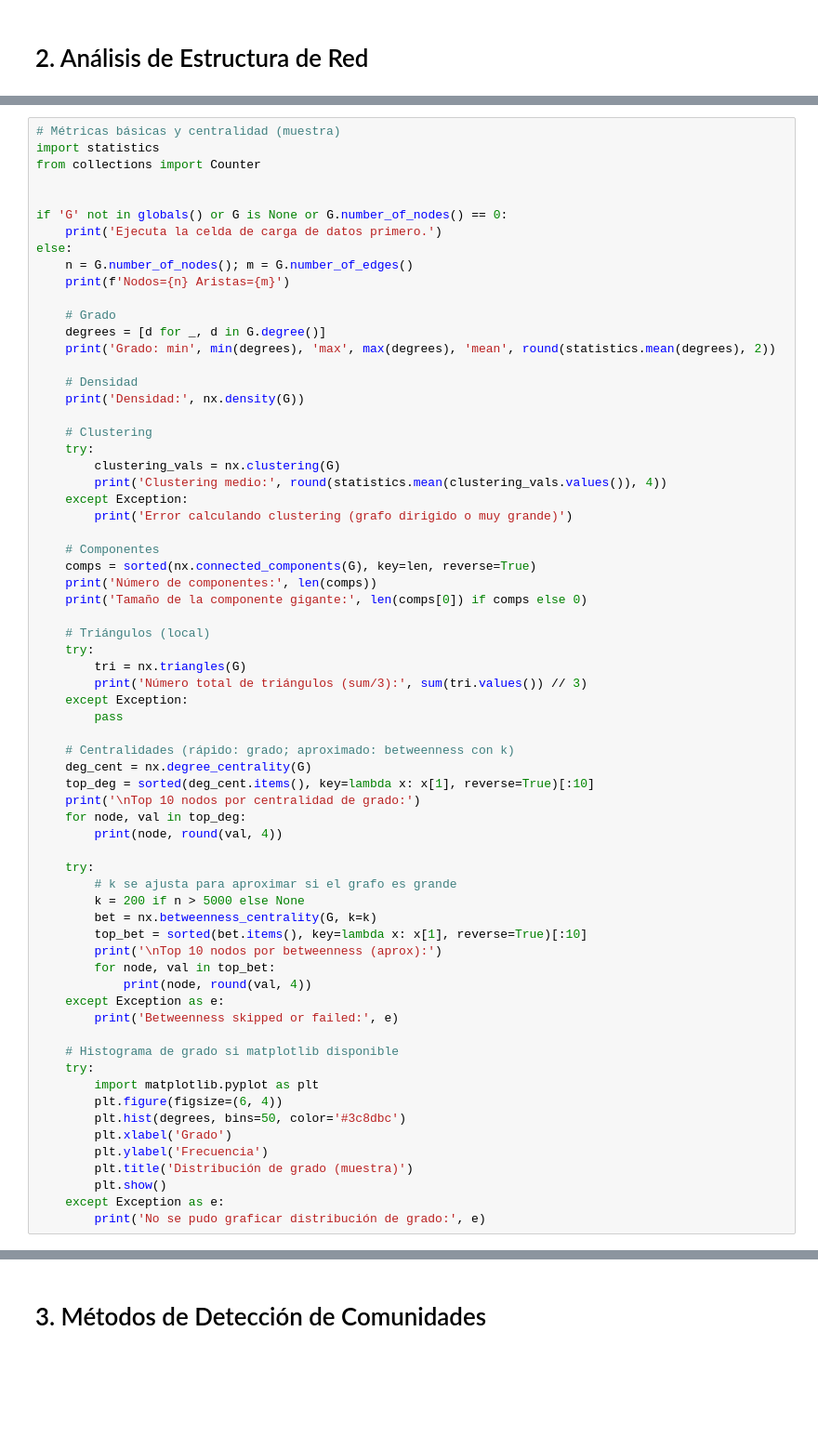
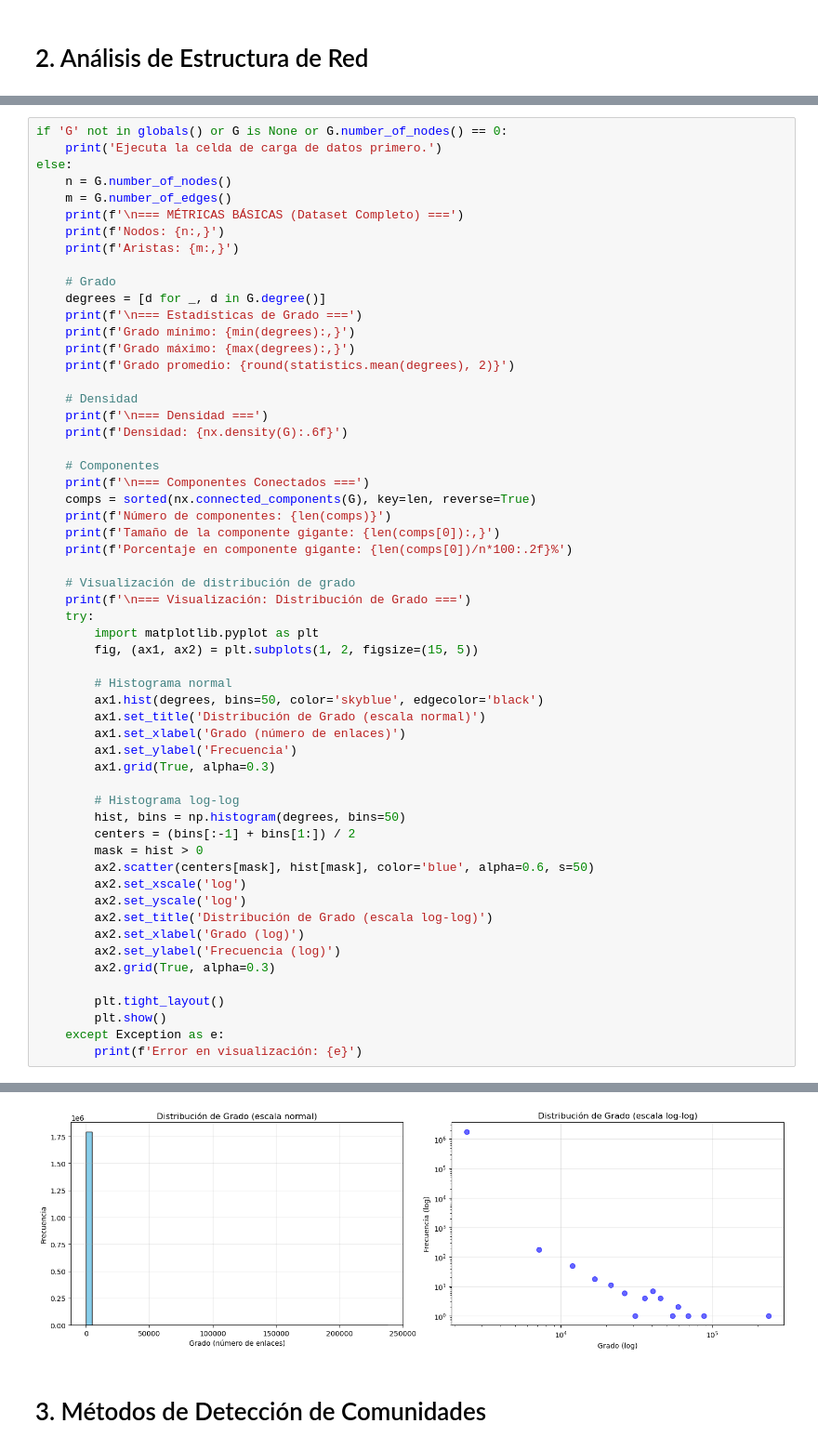
Before and after one commit to mrmiguel564/Proyecto-redes, a Jupyter notebook: community_analysis_study.ipynb, the cells around one changed output, grey strips where cells are left out. Shown at 93% size. Cells and saved outputs as stored; diff of their text form; blank space fills up the shorter version.

```diff
--- a/community_analysis_study.ipynb
+++ b/community_analysis_study.ipynb
@@ -478,67 +387,58 @@ def validate_sample(G_original, G_sample, metrics=None):
 # %%
-# Métricas básicas y centralidad (muestra)
-import statistics
-from collections import Counter
-
-
 if 'G' not in globals() or G is None or G.number_of_nodes() == 0:
     print('Ejecuta la celda de carga de datos primero.')
 else:
-    n = G.number_of_nodes(); m = G.number_of_edges()
-    print(f'Nodos={n} Aristas={m}')
+    n = G.number_of_nodes()
+    m = G.number_of_edges()
+    print(f'\n=== MÉTRICAS BÁSICAS (Dataset Completo) ===')
+    print(f'Nodos: {n:,}')
+    print(f'Aristas: {m:,}')
 
     # Grado
     degrees = [d for _, d in G.degree()]
-    print('Grado: min', min(degrees), 'max', max(degrees), 'mean', round(statistics.mean(degrees), 2))
+    print(f'\n=== Estadísticas de Grado ===')
+    print(f'Grado mínimo: {min(degrees):,}')
+    print(f'Grado máximo: {max(degrees):,}')
+    print(f'Grado promedio: {round(statistics.mean(degrees), 2)}')
 
     # Densidad
-    print('Densidad:', nx.density(G))
-
-    # Clustering
-    try:
-        clustering_vals = nx.clustering(G)
-        print('Clustering medio:', round(statistics.mean(clustering_vals.values()), 4))
-    except Exception:
-        print('Error calculando clustering (grafo dirigido o muy grande)')
+    print(f'\n=== Densidad ===')
+    print(f'Densidad: {nx.density(G):.6f}')
 
     # Componentes
+    print(f'\n=== Componentes Conectados ===')
     comps = sorted(nx.connected_components(G), key=len, reverse=True)
-    print('Número de componentes:', len(comps))
-    print('Tamaño de la componente gigante:', len(comps[0]) if comps else 0)
+    print(f'Número de componentes: {len(comps)}')
+    print(f'Tamaño de la componente gigante: {len(comps[0]):,}')
+    print(f'Porcentaje en componente gigante: {len(comps[0])/n*100:.2f}%')
 
-    # Triángulos (local)
-    try:
-        tri = nx.triangles(G)
-        print('Número total de triángulos (sum/3):', sum(tri.values()) // 3)
-    except Exception:
-        pass
-
-    # Centralidades (rápido: grado; aproximado: betweenness con k)
-    deg_cent = nx.degree_centrality(G)
-    top_deg = sorted(deg_cent.items(), key=lambda x: x[1], reverse=True)[:10]
-    print('\nTop 10 nodos por centralidad de grado:')
-    for node, val in top_deg:
-        print(node, round(val, 4))
-
-    try:
-        # k se ajusta para aproximar si el grafo es grande
-        k = 200 if n > 5000 else None
-        bet = nx.betweenness_centrality(G, k=k)
-        top_bet = sorted(bet.items(), key=lambda x: x[1], reverse=True)[:10]
-        print('\nTop 10 nodos por betweenness (aprox):')
-        for node, val in top_bet:
-            print(node, round(val, 4))
-    except Exception as e:
-        print('Betweenness skipped or failed:', e)
-
-    # Histograma de grado si matplotlib disponible
+    # Visualización de distribución de grado
+    print(f'\n=== Visualización: Distribución de Grado ===')
     try:
         import matplotlib.pyplot as plt
-        plt.figure(figsize=(6, 4))
-        plt.hist(degrees, bins=50, color='#3c8dbc')
-        plt.xlabel('Grado')
-        plt.ylabel('Frecuencia')
-        plt.title('Distribución de grado (muestra)')
+        fig, (ax1, ax2) = plt.subplots(1, 2, figsize=(15, 5))
+
+        # Histograma normal
+        ax1.hist(degrees, bins=50, color='skyblue', edgecolor='black')
+        ax1.set_title('Distribución de Grado (escala normal)')
+        ax1.set_xlabel('Grado (número de enlaces)')
+        ax1.set_ylabel('Frecuencia')
+        ax1.grid(True, alpha=0.3)
+
+        # Histograma log-log
+        hist, bins = np.histogram(degrees, bins=50)
+        centers = (bins[:-1] + bins[1:]) / 2
+        mask = hist > 0
+        ax2.scatter(centers[mask], hist[mask], color='blue', alpha=0.6, s=50)
+        ax2.set_xscale('log')
+        ax2.set_yscale('log')
+        ax2.set_title('Distribución de Grado (escala log-log)')
+        ax2.set_xlabel('Grado (log)')
+        ax2.set_ylabel('Frecuencia (log)')
+        ax2.grid(True, alpha=0.3)
+
+        plt.tight_layout()
         plt.show()
     except Exception as e:
-        print('No se pudo graficar distribución de grado:', e)
+        print(f'Error en visualización: {e}')
+# %% [output]
@@ -545,2 +462,3 @@ else:
+[figure, added]
 # %% [markdown]
 # 3. Métodos de Detección de Comunidades
```
Also changed, not shown: parts of 22 cells of this notebook.
